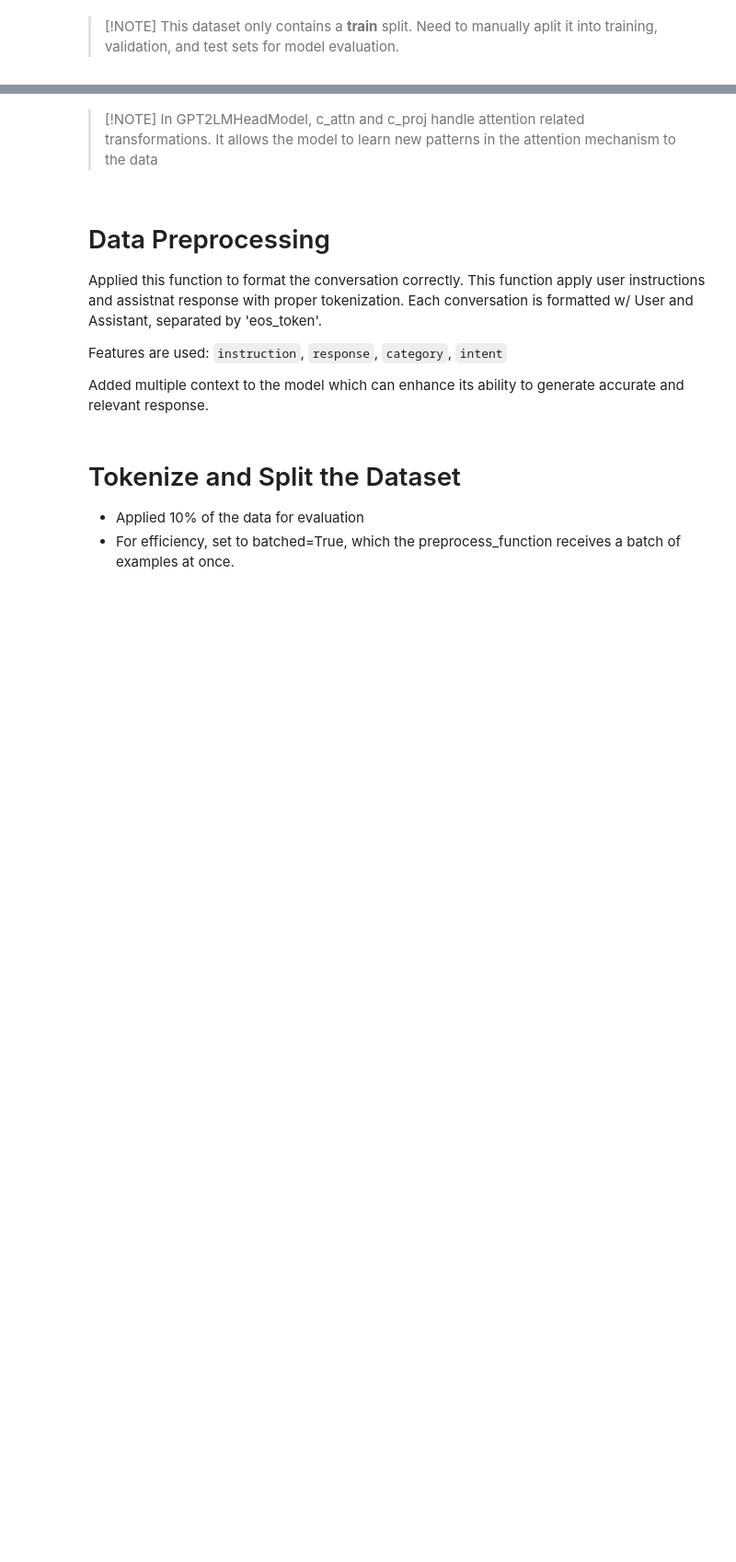
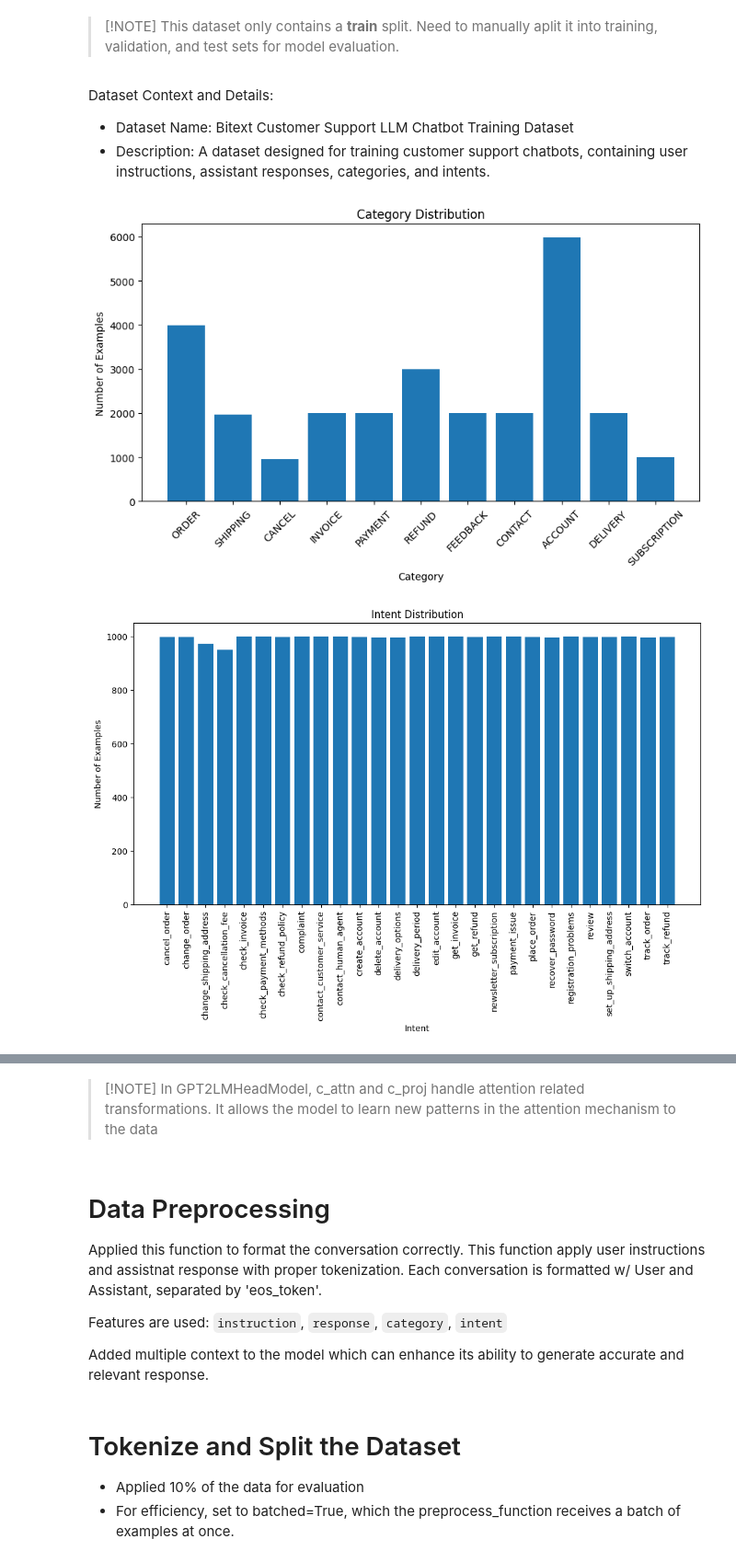
Before and after one commit to bmaxdk/lightweight-fine-tuning-customer-support, a Jupyter notebook: customer_support/customer_support_multi_features_R.ipynb, the cells around one changed output, grey strips where cells are left out. Shown at 92% size. Saved outputs shown, nothing was run; the diff lists cells and outputs as text; code cells hidden in the pictures; blank space fills up the shorter version.

```diff
--- a/customer_support/customer_support_multi_features_R.ipynb
+++ b/customer_support/customer_support_multi_features_R.ipynb
@@ -53,6 +55,39 @@ category:
 > [!NOTE]
 > This dataset only contains a **train** split.
 > Need to manually aplit it into training, validation, and test sets for model evaluation.
+# %% [markdown]
+Dataset Context and Details:
+- Dataset Name: Bitext Customer Support LLM Chatbot Training Dataset
+- Description: A dataset designed for training customer support chatbots, containing user instructions, assistant responses, categories, and intents.
+# %%
+# Analyze Class Distribution
+categories = dataset['train']['category']
+category_counts = Counter(categories)
+
+# Plot category distribution
+plt.figure(figsize=(10, 5))
+plt.bar(category_counts.keys(), category_counts.values())
+plt.title('Category Distribution')
+plt.xlabel('Category')
+plt.ylabel('Number of Examples')
+plt.xticks(rotation=45)
+plt.show()
+
+
+intents = dataset['train']['intent']
+intent_counts = Counter(intents)
+
+# Plot intent distribution
+plt.figure(figsize=(12, 6))
+plt.bar(intent_counts.keys(), intent_counts.values())
+plt.title('Intent Distribution')
+plt.xlabel('Intent')
+plt.ylabel('Number of Examples')
+plt.xticks(rotation=90)
+plt.show()
+# %% [output]
+[figure, added]
+[figure, added]
 # %% [markdown]
 # Load the Tokenizer and Model
 ### Model Selection
```
Also changed, not shown: parts of 22 cells of this notebook, 1 other file.
